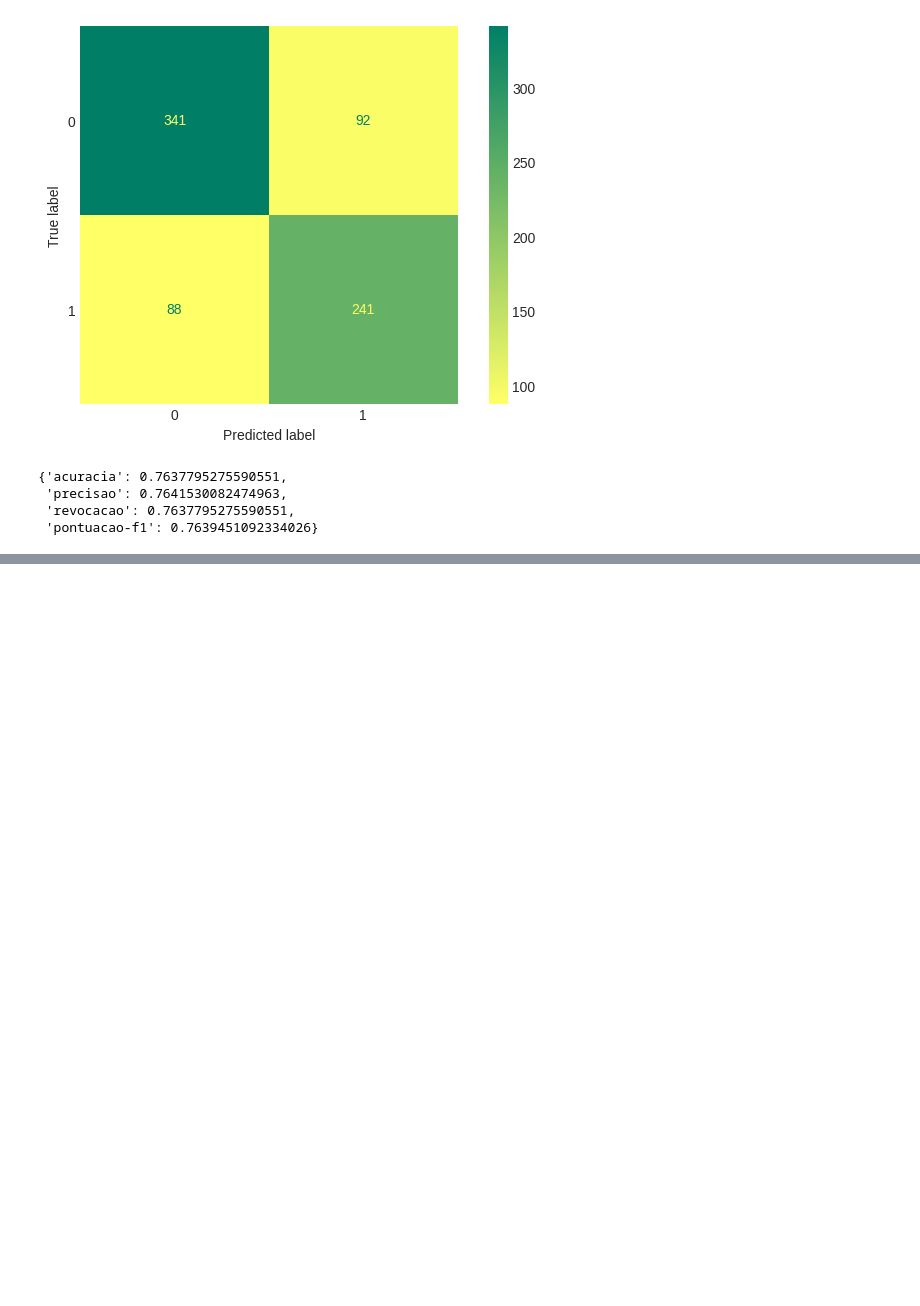
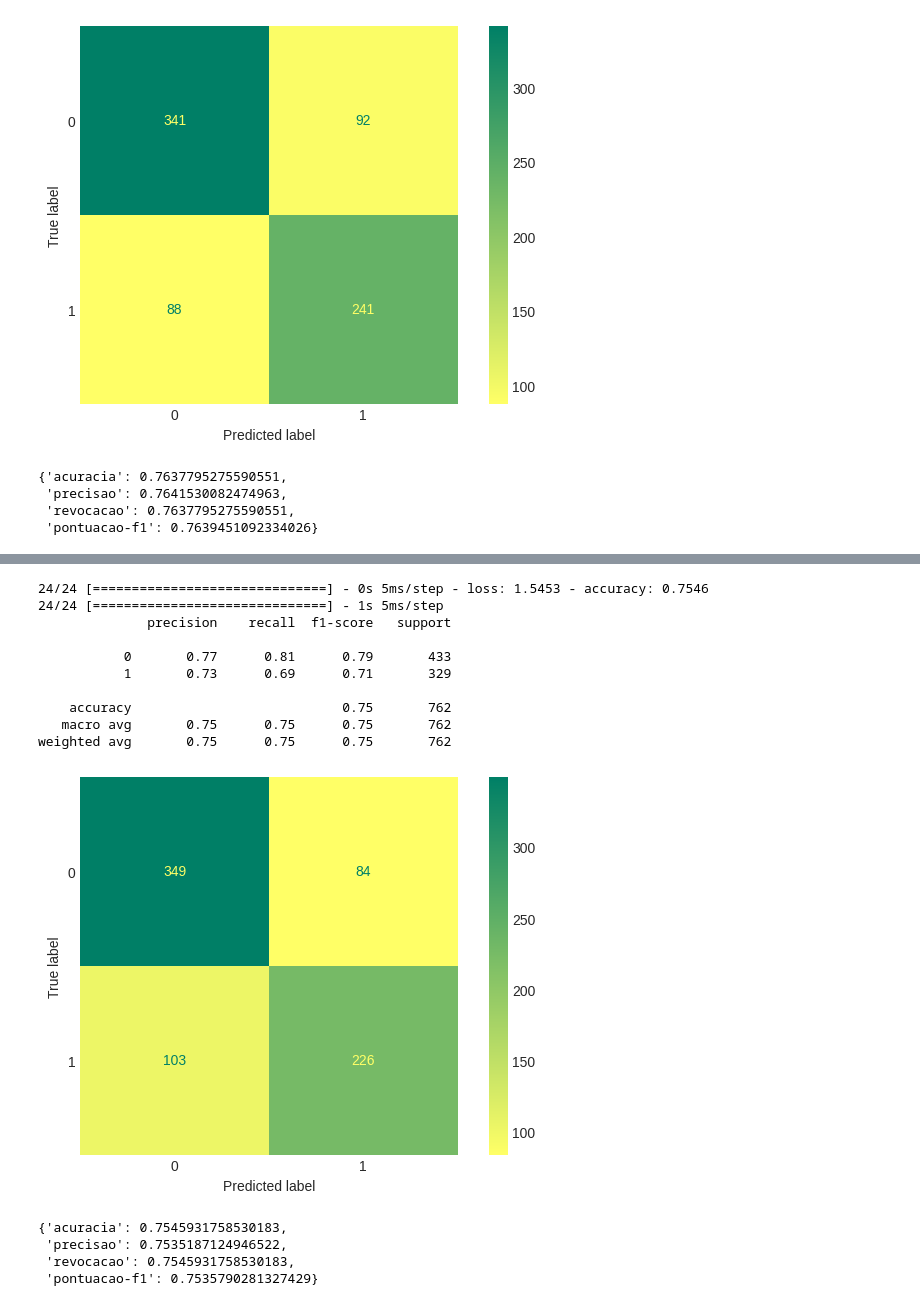
Before and after one commit to flohmannjr/tensorflow_curso, a Jupyter notebook: TensorFlow_NLP_RNN.ipynb, the cells around one changed output, grey strips where cells are left out. Saved outputs shown, nothing was run; the diff lists cells and outputs as text; code cells hidden in the pictures; blank space fills up the shorter version.

```diff
--- a/TensorFlow_NLP_RNN.ipynb
+++ b/TensorFlow_NLP_RNN.ipynb
@@ -388,0 +432,23 @@ relatorios[2]
+# %%
+avaliacoes[3] = modelos[3].evaluate(X_test, y_test)
+previsoes[3] = tf.squeeze(tf.round(modelos[3].predict(X_test)))
+relatorios[3] = avaliar_modelo(previsoes[3], y_test)
+# %% [output]
+24/24 [==============================] - 0s 5ms/step - loss: 1.5453 - accuracy: 0.7546
+24/24 [==============================] - 1s 5ms/step
+              precision    recall  f1-score   support
+
+           0       0.77      0.81      0.79       433
+           1       0.73      0.69      0.71       329
+
+    accuracy                           0.75       762
+   macro avg       0.75      0.75      0.75       762
+weighted avg       0.75      0.75      0.75       762
+[figure, added]
+# %%
+relatorios[3]
+# %% [output]
+{'acuracia': 0.7545931758530183,
+ 'precisao': 0.7535187124946522,
+ 'revocacao': 0.7545931758530183,
+ 'pontuacao-f1': 0.7535790281327429}
```
Also changed, not shown: parts of 5 cells of this notebook.
